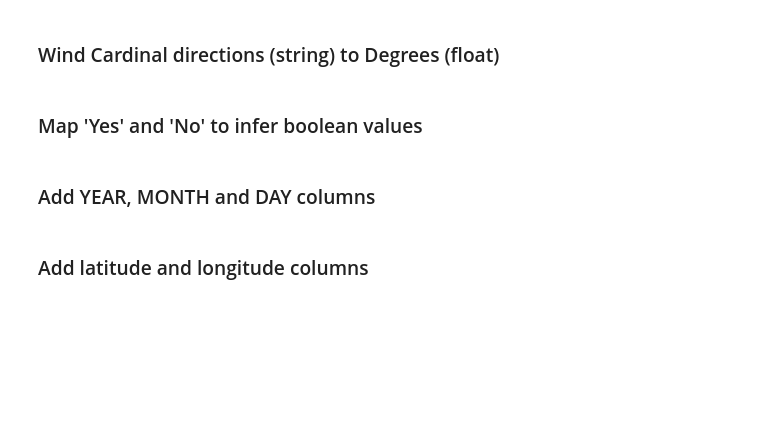
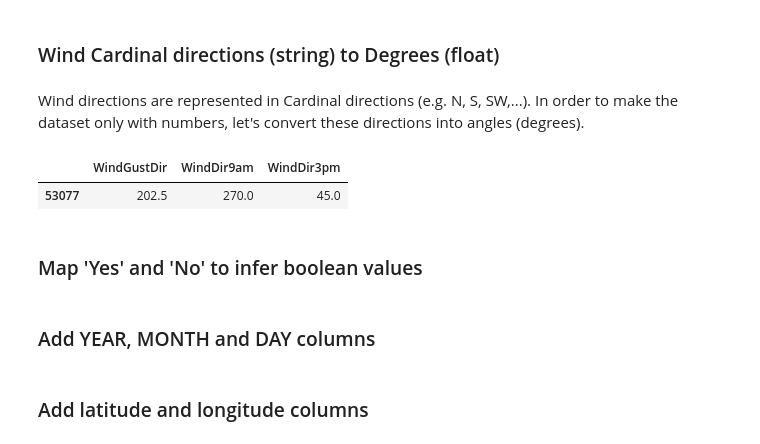
Before and after one commit to marlonrcfranco/weather-guru, a Jupyter notebook: weather_guru.ipynb, the cells around one changed output. Drawn from its saved outputs; the diff is of its cells as text; code cells hidden in the pictures; blank space fills up the shorter version.

```diff
--- a/weather_guru.ipynb
+++ b/weather_guru.ipynb
@@ -148,3 +148,5 @@ if len(duplicateRowsDF)!=0:
 weather_df['Date'] = pd.to_datetime(weather_df['Date'])
 # %% [markdown]
 ### Wind Cardinal directions (string) to Degrees (float)
+# %% [markdown]
+Wind directions are represented in Cardinal directions (e.g. N, S, SW,...). In order to make the dataset only with numbers, let's convert these directions into angles (degrees).
@@ -152,6 +156,11 @@ weather_df['Date'] = pd.to_datetime(weather_df['Date'])
 weather_df['WindGustDir'] = weather_df['WindGustDir'].apply(lambda w: portolan.middle(str(w)) if str(w)!='nan' else w)
 weather_df['WindDir9am'] = weather_df['WindDir9am'].apply(lambda w: portolan.middle(str(w)) if str(w)!='nan' else w)
 weather_df['WindDir3pm'] = weather_df['WindDir3pm'].apply(lambda w: portolan.middle(str(w)) if str(w)!='nan' else w)
+# %%
+weather_df[['WindGustDir','WindDir9am','WindDir3pm']].head(1)
+# %% [output]
+|  | WindGustDir | WindDir9am | WindDir3pm |
+| 53077 | 202.5 | 270.0 | 45.0 |
 # %% [markdown]
 ### Map 'Yes' and 'No' to infer boolean values
 # %%
```
Also changed, not shown: parts of 14 cells of this notebook.
